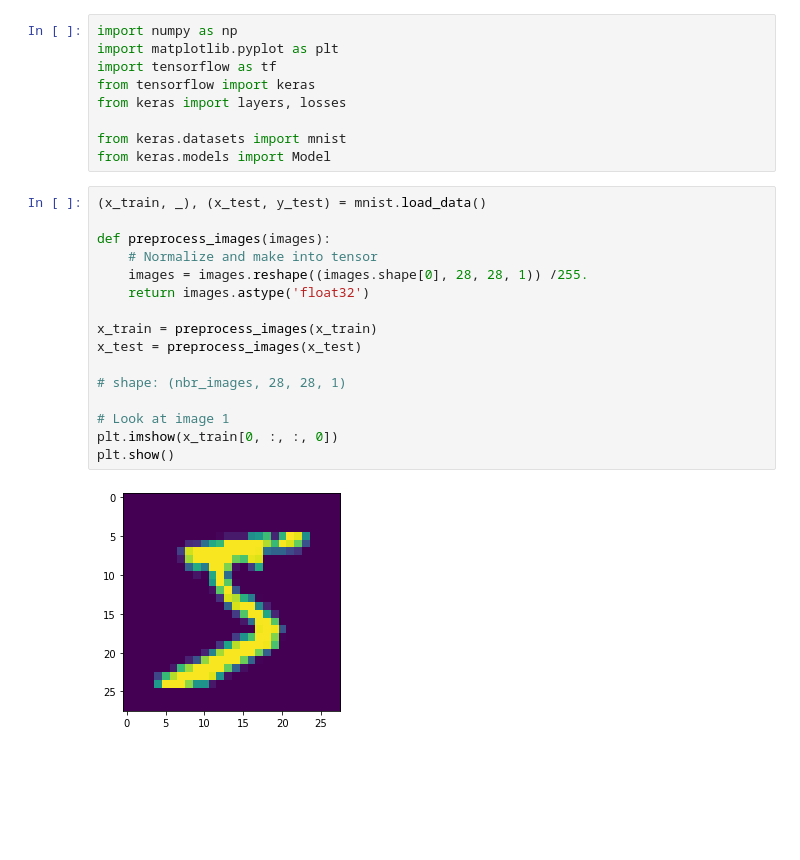
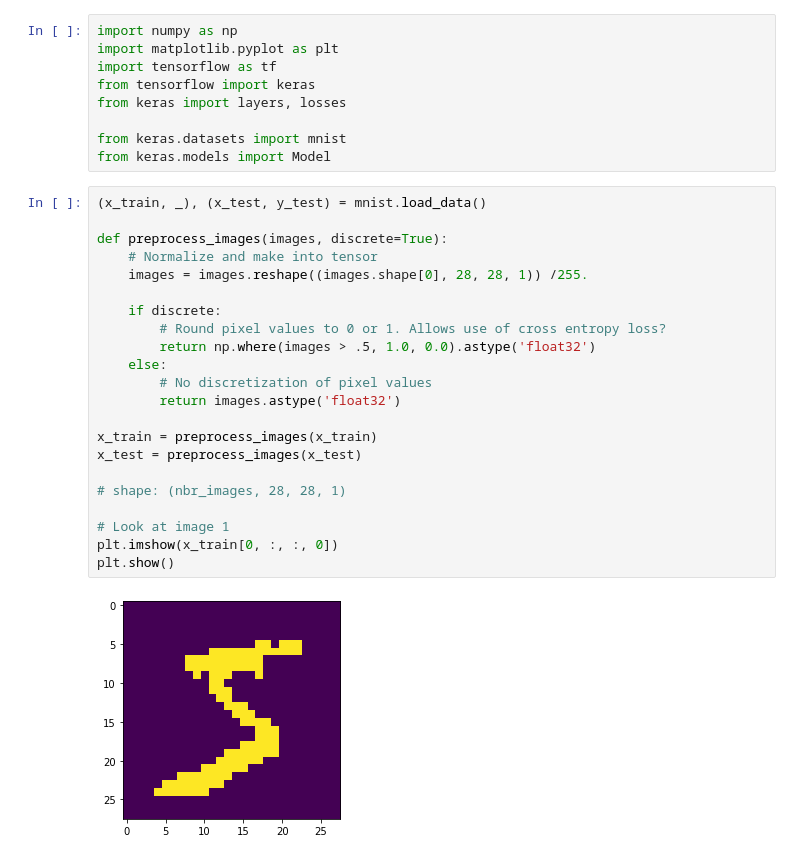
Before and after one commit to AllaVinner/JL-ML, a Jupyter notebook: Autoencoder/lukas_VAE.ipynb, the cells around one changed output. Cells and saved outputs as stored; diff of their text form; blank space fills up the shorter version.

```diff
--- a/Autoencoder/lukas_VAE.ipynb
+++ b/Autoencoder/lukas_VAE.ipynb
@@ -12,21 +12,27 @@ from keras.models import Model
 # %%
 (x_train, _), (x_test, y_test) = mnist.load_data()
 
-def preprocess_images(images):
+def preprocess_images(images, discrete=True):
     # Normalize and make into tensor
     images = images.reshape((images.shape[0], 28, 28, 1)) /255.
-    return images.astype('float32')
+
+    if discrete:
+        # Round pixel values to 0 or 1. Allows use of cross entropy loss?
+        return np.where(images > .5, 1.0, 0.0).astype('float32')
+    else:
+        # No discretization of pixel values
+        return images.astype('float32')
 
 x_train = preprocess_images(x_train)
 x_test = preprocess_images(x_test)
 
 # shape: (nbr_images, 28, 28, 1)
 
 # Look at image 1
 plt.imshow(x_train[0, :, :, 0])
 plt.show()
 # %% [output]
-[figure, old version]
+[figure, new version]
 # %%
 
 # Do we need to batch and shuffle the data?
```
Also changed, not shown: parts of 7 cells of this notebook, 1 other file.
